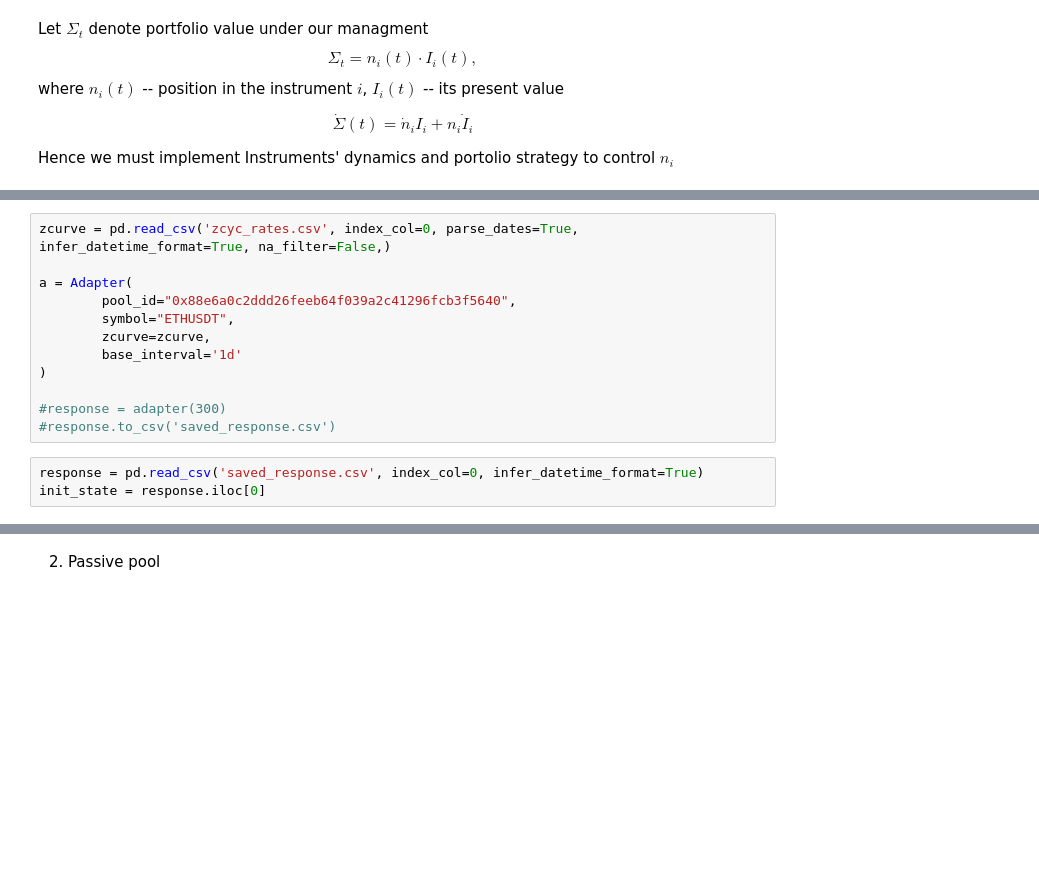
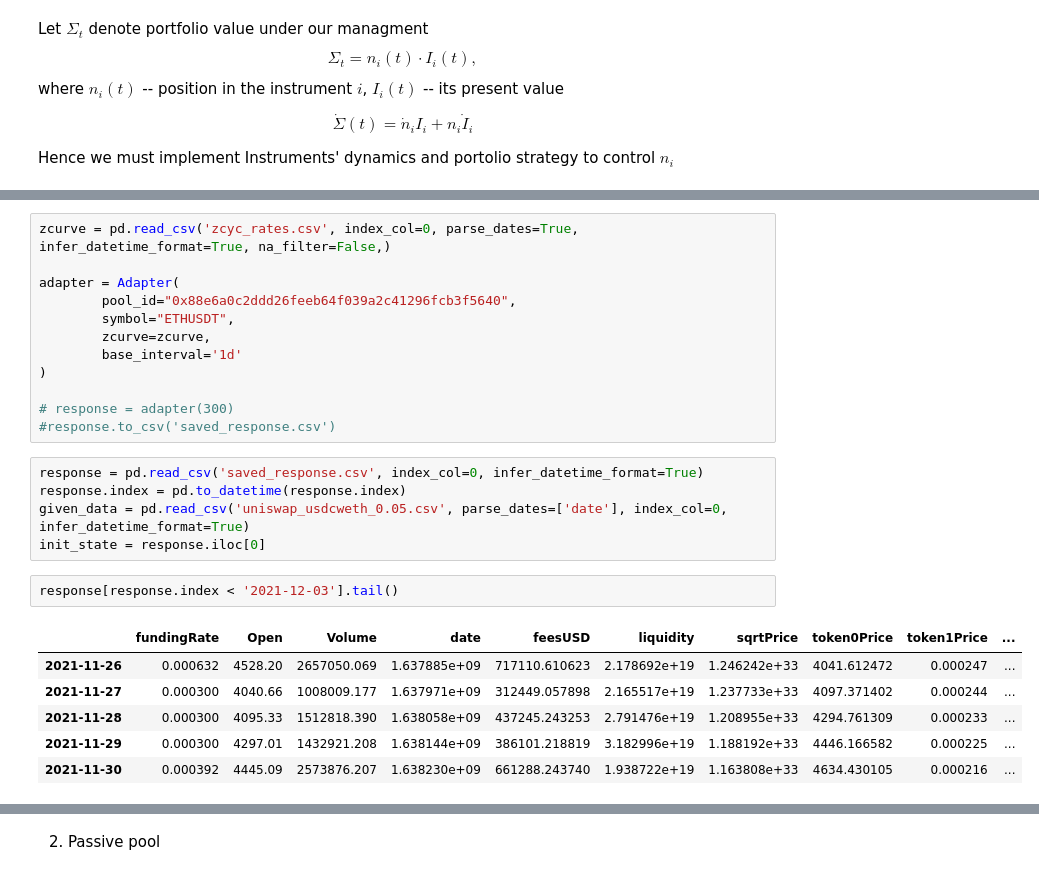
Before and after one commit to Leonardo130709/LPtools, a Jupyter notebook: Exploration.ipynb, the cells around one changed output, grey strips where cells are left out. Cells and saved outputs as stored; diff of their text form; blank space fills up the shorter version.

```diff
--- a/Exploration.ipynb
+++ b/Exploration.ipynb
@@ -18,15 +21,26 @@ from lptools.solver import Solver
 # %%
 zcurve = pd.read_csv('zcyc_rates.csv', index_col=0, parse_dates=True, infer_datetime_format=True, na_filter=False,)
 
-a = Adapter(
+adapter = Adapter(
         pool_id="0x88e6a0c2ddd26feeb64f039a2c41296fcb3f5640",
         symbol="ETHUSDT",
         zcurve=zcurve,
         base_interval='1d'
 )
 
-#response = adapter(300)
+# response = adapter(300)
 #response.to_csv('saved_response.csv')
 # %%
 response = pd.read_csv('saved_response.csv', index_col=0, infer_datetime_format=True)
+response.index = pd.to_datetime(response.index)
+given_data = pd.read_csv('uniswap_usdcweth_0.05.csv', parse_dates=['date'], index_col=0, infer_datetime_format=True)
 init_state = response.iloc[0]
+# %%
+response[response.index < '2021-12-03'].tail()
+# %% [output]
+|  | fundingRate | Open | Volume | date | feesUSD | liquidity | sqrtPrice | token0Price | token1Price | ... |
+| 2021-11-26 | 0.000632 | 4528.20 | 2657050.069 | 1.637885e+09 | 717110.610623 | 2.178692e+19 | 1.246242e+33 | 4041.612472 | 0.000247 | ... |
+| 2021-11-27 | 0.000300 | 4040.66 | 1008009.177 | 1.637971e+09 | 312449.057898 | 2.165517e+19 | 1.237733e+33 | 4097.371402 | 0.000244 | ... |
+| 2021-11-28 | 0.000300 | 4095.33 | 1512818.390 | 1.638058e+09 | 437245.243253 | 2.791476e+19 | 1.208955e+33 | 4294.761309 | 0.000233 | ... |
+| 2021-11-29 | 0.000300 | 4297.01 | 1432921.208 | 1.638144e+09 | 386101.218819 | 3.182996e+19 | 1.188192e+33 | 4446.166582 | 0.000225 | ... |
+| 2021-11-30 | 0.000392 | 4445.09 | 2573876.207 | 1.638230e+09 | 661288.243740 | 1.938722e+19 | 1.163808e+33 | 4634.430105 | 0.000216 | ... |
```
Also changed, not shown: parts of 21 cells of this notebook, 5 other files.
